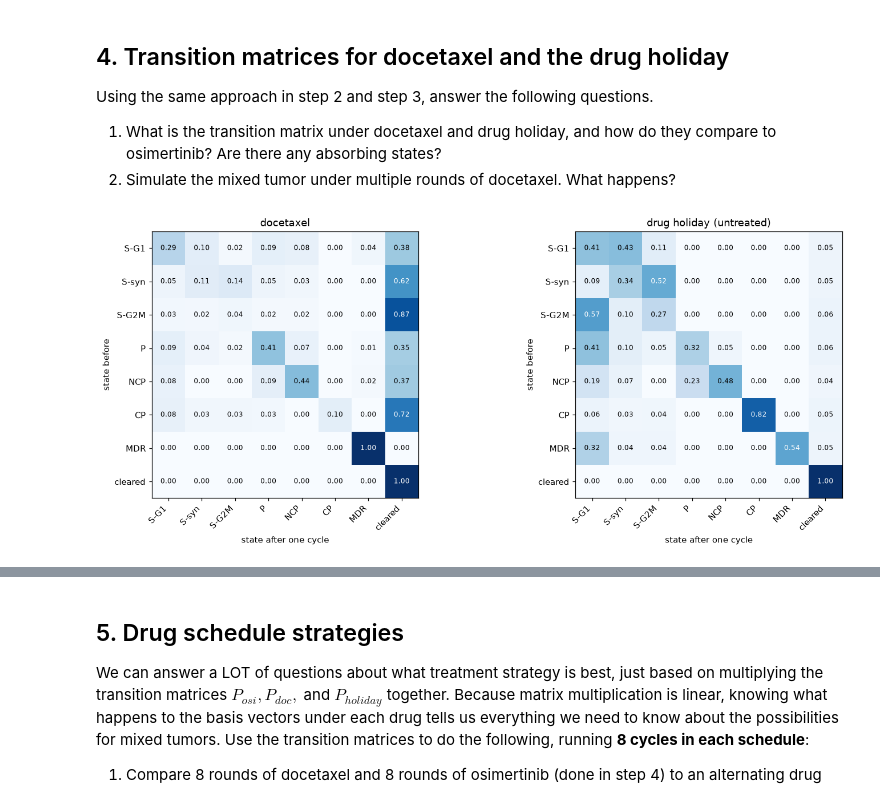
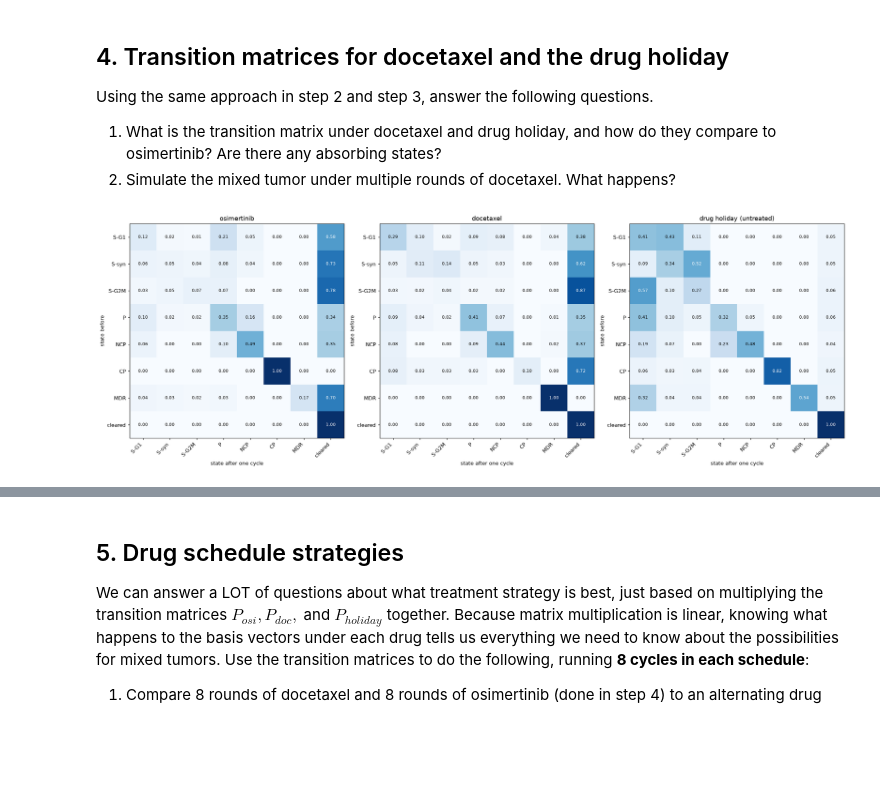
Before and after one commit to jkpbrenn99/uu_markov, a Jupyter notebook: lab_2/Lab09_markov_chain_cells.ipynb, the cells around one changed output, grey strips where cells are left out. Cells and saved outputs as stored; diff of their text form; code cells hidden in the pictures; blank space fills up the shorter version.

```diff
--- a/lab_2/Lab09_markov_chain_cells.ipynb
+++ b/lab_2/Lab09_markov_chain_cells.ipynb
@@ -373,15 +376,14 @@ P_holiday = P_holiday_df.to_numpy()
 # %%
-#Plot the transition matrices for docetaxel and the drug holiday
+#Plot the transition matrices for osimertinib, docetaxel and drug holiday
 
-fig, axes = plt.subplots(1, 2, figsize=(14, 5.5))
-
-show_matrix(P_doc_df, "docetaxel", ax=axes[0])
-show_matrix(P_holiday_df, "drug holiday (untreated)", ax=axes[1])
-
+fig, axes = plt.subplots(1, 3, figsize=(20, 10))
+show_matrix(P_hat,"osimertinib",ax=axes[0])
+show_matrix(P_doc_df,"docetaxel",ax=axes[1])
+show_matrix(P_holiday_df,"drug holiday (untreated)",ax=axes[2])
 plt.tight_layout()
 plt.show()
 # %% [output]
-[figure, old version]
+[figure, new version]
 # %%
 # Simulate the evolution of pi_mix under docetaxel
 evolved_pi_mix_doc = evolve(pi_mix, P_doc, N_CYCLES)
```
Also changed, not shown: parts of 30 cells of this notebook.
